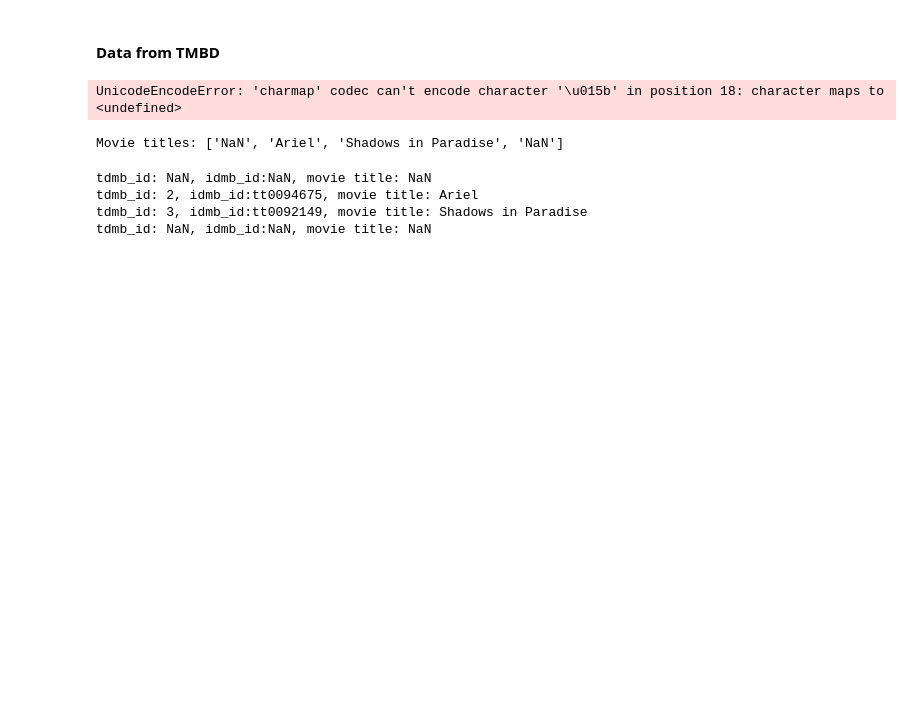
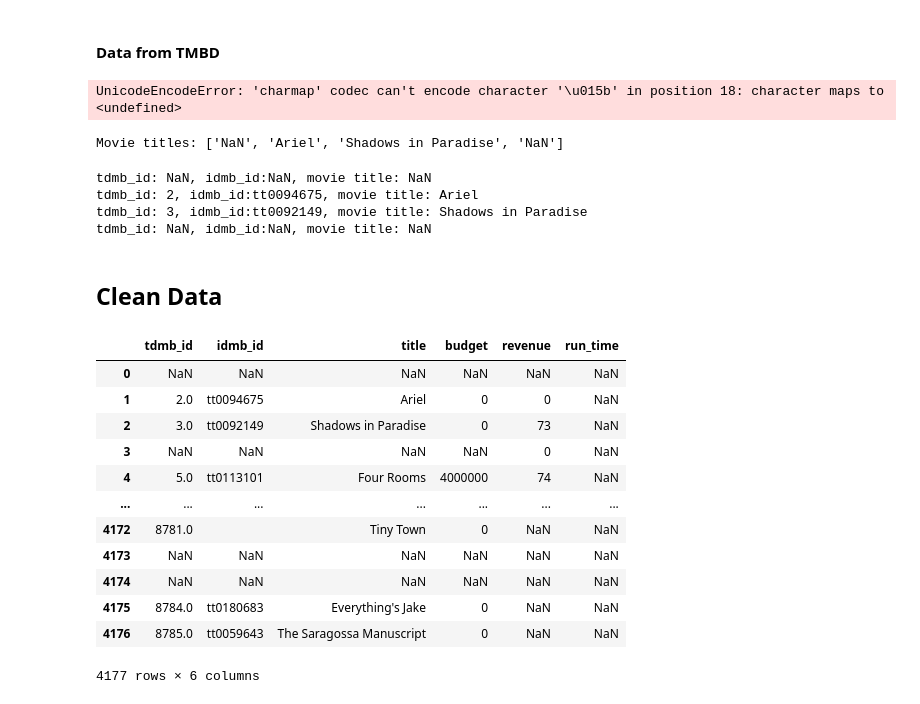
Before and after one commit to samuelroiz/Film_Industry_Research_Project, a Jupyter notebook: Sven_Branch/code/film_industry_api.ipynb, the cells around one changed output. Cells and saved outputs as stored; diff of their text form; code cells hidden in the pictures; blank space fills up the shorter version.

Commit message:
Code updated. Added cleand data.

```diff
--- a/Sven_Branch/code/film_industry_api.ipynb
+++ b/Sven_Branch/code/film_industry_api.ipynb
@@ -289,3 +289,26 @@ tdmb_id: NaN, idmb_id:NaN, movie title: NaN
 tdmb_id: 2, idmb_id:tt0094675, movie title: Ariel
 tdmb_id: 3, idmb_id:tt0092149, movie title: Shadows in Paradise
 tdmb_id: NaN, idmb_id:NaN, movie title: NaN
+# %% [markdown]
+## Clean Data
+# %%
+# Make a reference to the books.csv file path
+csv_path = "../resources/movie_budget_csv_file.csv"
+
+# Import the books.csv file as a DataFrame
+movie_budget = pd.read_csv(csv_path, encoding="utf-8")
+movie_budget
+# %% [output]
+|  | tdmb_id | idmb_id | title | budget | revenue | run_time |
+| 0 | NaN | NaN | NaN | NaN | NaN | NaN |
+| 1 | 2.0 | tt0094675 | Ariel | 0 | 0 | NaN |
+| 2 | 3.0 | tt0092149 | Shadows in Paradise | 0 | 73 | NaN |
+| 3 | NaN | NaN | NaN | NaN | 0 | NaN |
+| 4 | 5.0 | tt0113101 | Four Rooms | 4000000 | 74 | NaN |
+| ... | ... | ... | ... | ... | ... | ... |
+| 4172 | 8781.0 |  | Tiny Town | 0 | NaN | NaN |
+| 4173 | NaN | NaN | NaN | NaN | NaN | NaN |
+| 4174 | NaN | NaN | NaN | NaN | NaN | NaN |
+| 4175 | 8784.0 | tt0180683 | Everything's Jake | 0 | NaN | NaN |
+| 4176 | 8785.0 | tt0059643 | The Saragossa Manuscript | 0 | NaN | NaN |
+4177 rows × 6 columns
```
Also changed, not shown: parts of 8 cells of this notebook.
